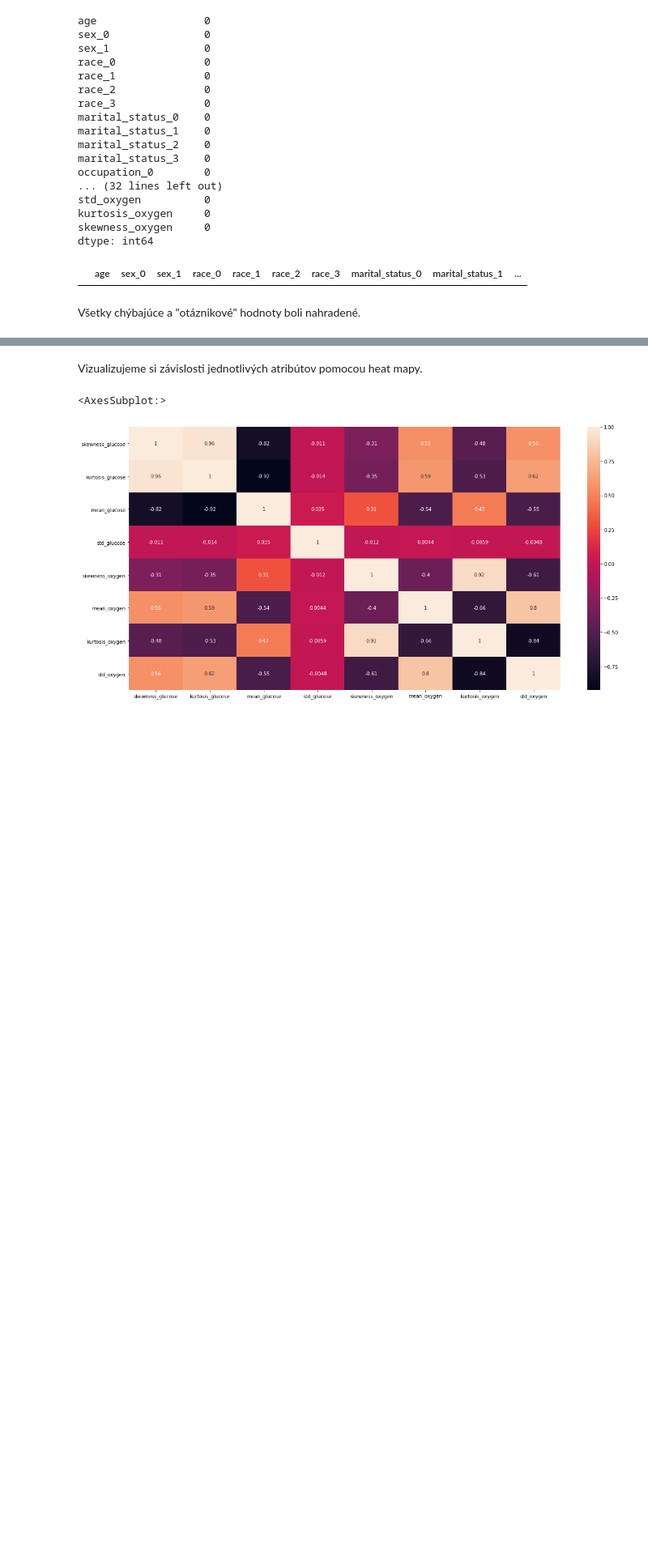
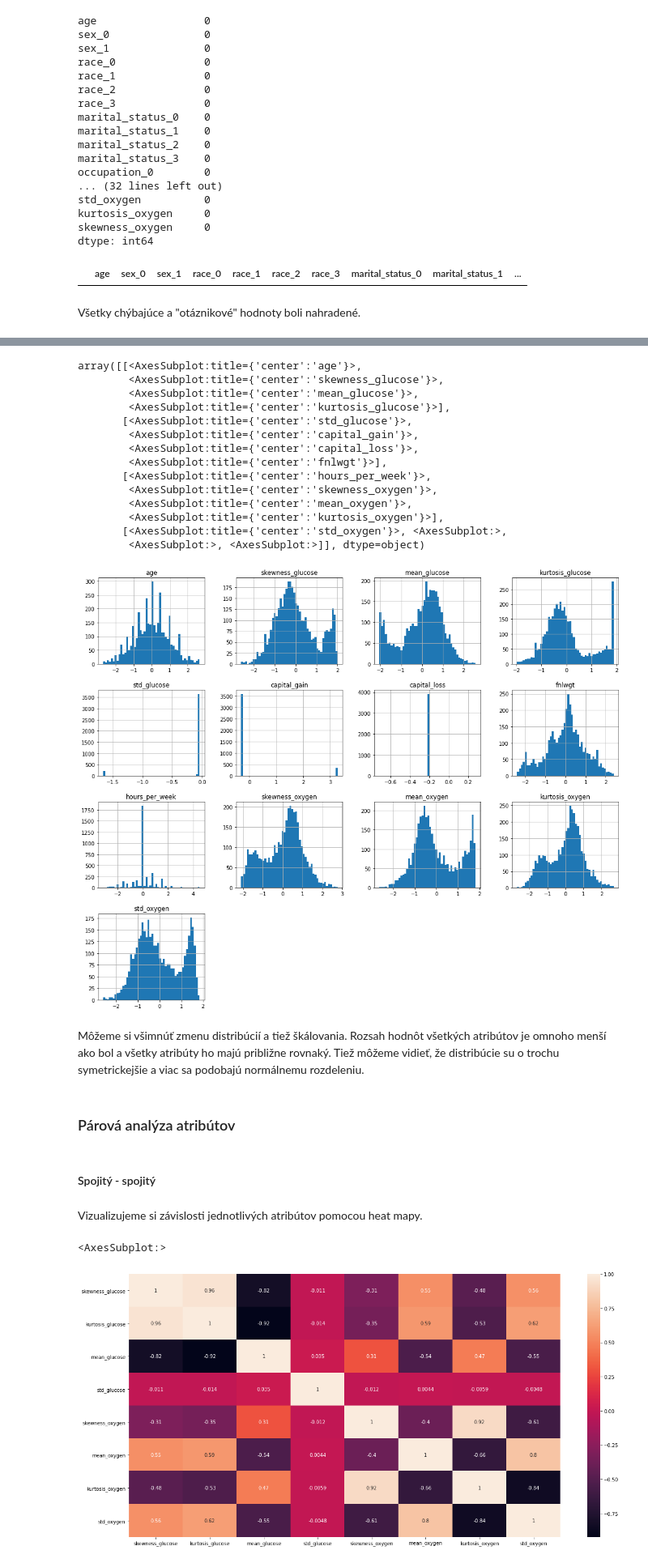
Before and after one commit to martinbudinsky3/diabetes-prediction, a Jupyter notebook: Budinsky_Balekova_Predspracovanie.ipynb, the cells around one changed output, grey strips where cells are left out. Shown at 81% size. Drawn from its saved outputs; the diff is of its cells as text; code cells hidden in the pictures; blank space fills up the shorter version.

```diff
--- a/Budinsky_Balekova_Predspracovanie.ipynb
+++ b/Budinsky_Balekova_Predspracovanie.ipynb
@@ -2362,3 +2523,27 @@ train_data_original = first_preprocessing.transform(train_data_original)
+# %%
+train_data[numerics].hist(figsize=(18, 15), bins=50)
+# %% [output]
+array([[<AxesSubplot:title={'center':'age'}>,
+        <AxesSubplot:title={'center':'skewness_glucose'}>,
+        <AxesSubplot:title={'center':'mean_glucose'}>,
+        <AxesSubplot:title={'center':'kurtosis_glucose'}>],
+       [<AxesSubplot:title={'center':'std_glucose'}>,
+        <AxesSubplot:title={'center':'capital_gain'}>,
+        <AxesSubplot:title={'center':'capital_loss'}>,
+        <AxesSubplot:title={'center':'fnlwgt'}>],
+       [<AxesSubplot:title={'center':'hours_per_week'}>,
+        <AxesSubplot:title={'center':'skewness_oxygen'}>,
+        <AxesSubplot:title={'center':'mean_oxygen'}>,
+        <AxesSubplot:title={'center':'kurtosis_oxygen'}>],
+       [<AxesSubplot:title={'center':'std_oxygen'}>, <AxesSubplot:>,
+        <AxesSubplot:>, <AxesSubplot:>]], dtype=object)
+[figure, added]
+# %% [markdown]
+Môžeme si všimnúť zmenu distribúcií a tiež škálovania. Rozsah hodnôt všetkých atribútov je omnoho menší ako bol a všetky atribúty ho majú približne rovnaký. Tiež môžeme vidieť, že distribúcie su o trochu symetrickejšie a viac sa podobajú normálnemu rozdeleniu.
+# %% [markdown]
+### Párová analýza atribútov
+# %% [markdown]
+#### Spojitý - spojitý
 # %% [markdown]
 Vizualizujeme si závislosti jednotlivých atribútov pomocou heat mapy.
 # %%
```
Also changed, not shown: parts of 87 cells of this notebook, 1 other file.
